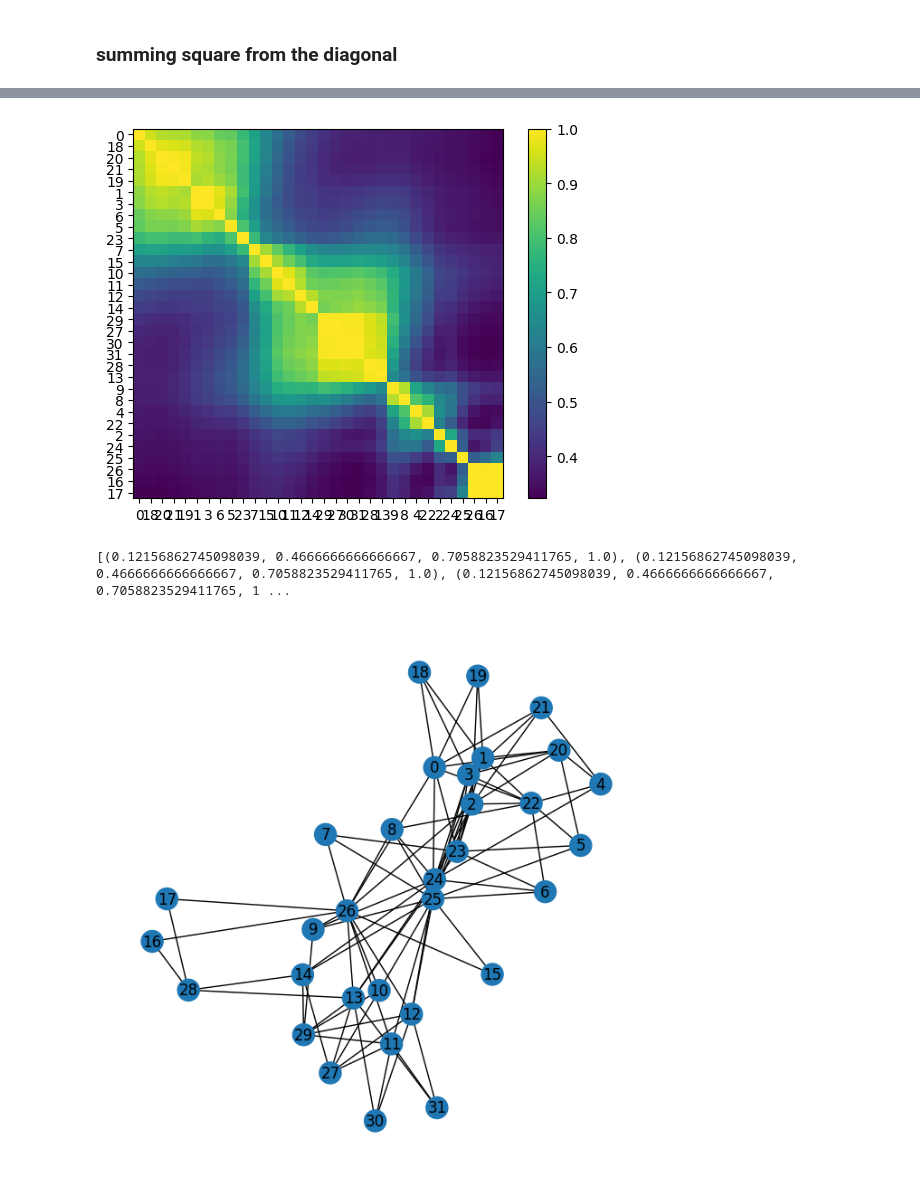
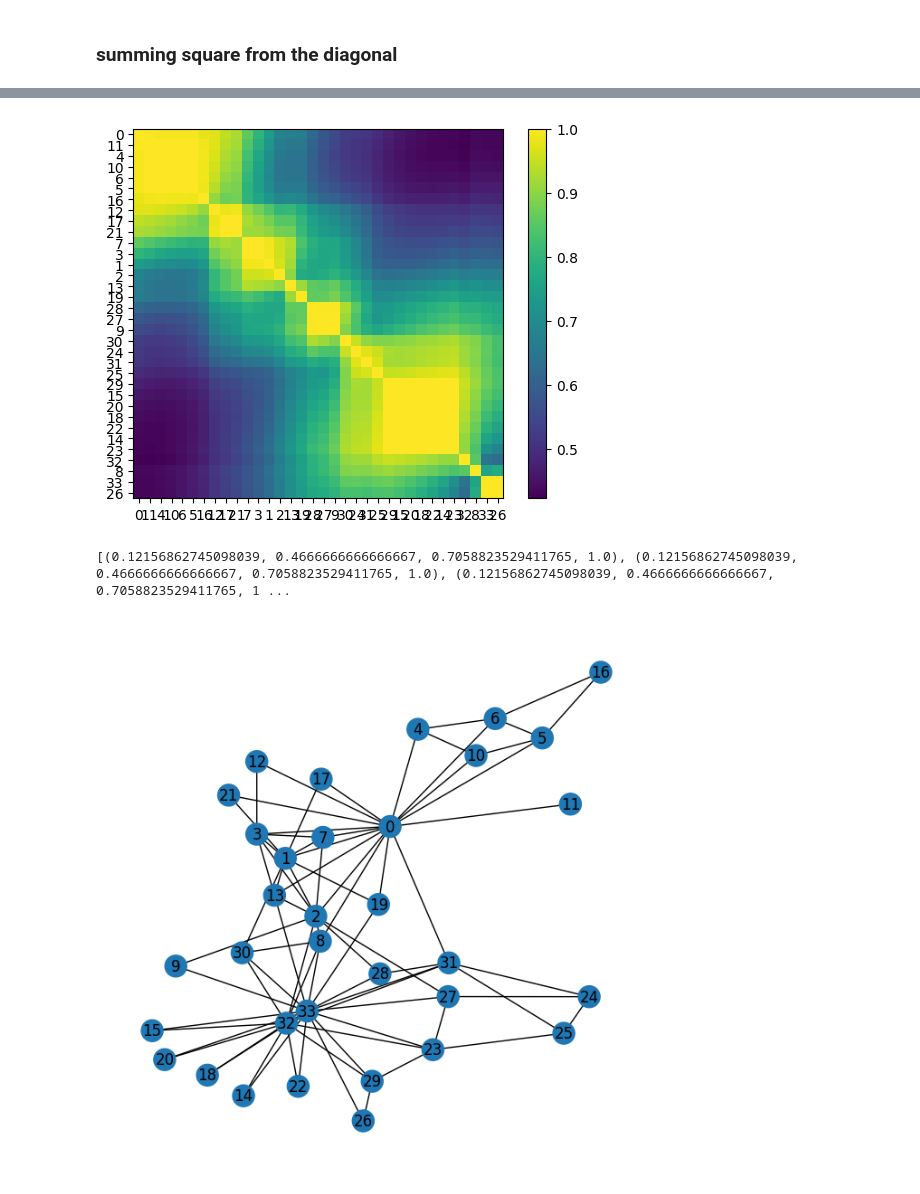
Before and after one commit to xiao278/svd_applications, a Jupyter notebook: community_detection_implementation.ipynb, the cells around one changed output, grey strips where cells are left out. Cells and saved outputs as stored; diff of their text form; code cells hidden in the pictures.

```diff
--- a/community_detection_implementation.ipynb
+++ b/community_detection_implementation.ipynb
@@ -77,8 +77,10 @@ def draw_graph(A:np.ndarray, group_labels=None, top_nodes=None):
 #     5: [4,0]
 # }
 
-AL = nx.to_dict_of_lists(nx.davis_southern_women_graph())
-top_nodes, bottom_nodes = bipartite.sets(nx.davis_southern_women_graph())
+# AL = nx.to_dict_of_lists(nx.davis_southern_women_graph())
+AL = nx.to_dict_of_lists(nx.karate_club_graph())
+
+# top_nodes, bottom_nodes = bipartite.sets(nx.davis_southern_women_graph())
 
 # Get the adjacency matrix as a NumPy array
 G = nx.from_dict_of_lists(AL)
@@ -127,5 +119,5 @@ print(cutoff)
 # %%
-k = 5
+k = 3
 U_k = U[:,0:k+1]
 S_k = S[0:k+1,0:k+1]
 V_k = V[:,0:k+1]
@@ -189,3 +181,37 @@ plt.show()
 # trying to algorithmically find the clusters
 # %% [markdown]
 ### summing square from the diagonal
+# %%
+def to_angles(cos_matrix:np.ndarray):
+    '''convert matrix of cosines to (matrix of radians) / pi'''
+    return (
+        np.pi - np.arccos(
+            np.clip(cos_matrix, a_min=-1, a_max=1)
+        )
+    ) / np.pi
+
+CM_ANGLES = to_angles(CM_REORDERED)
+
+CM_AM = mean_from_diag(CM_REORDERED) # arithmetic means
+
+CM_GM = np.exp(
+    mean_from_diag(
+        np.log(
+            CM_ANGLES
+        )
+    )
+) # geometric means
+
+CM_HM = np.divide(1, mean_from_diag(
+        np.divide(1, CM_ANGLES)
+    )
+) # harmonic means
+
+test_strength = calc_from_diag(CM_REORDERED, lambda mat: np.round(np.linalg.norm(mat, ord=2), decimals = 3) / mat.shape[0])
+test_bruh = calc_from_diag(CM_REORDERED, np.min)
+
+plt.imshow(test_bruh, cmap='viridis')
+plt.xticks(range(len(INDEX)), INDEX)
+plt.yticks(range(len(INDEX)), INDEX)
+plt.colorbar()
+plt.show()
@@ -192,13 +220,12 @@ plt.show()
 # %%
-CM_SUM = mean_from_diag(CM_REORDERED)
 
-plt.imshow(CM_SUM, cmap='viridis')
+plt.imshow(CM_AM, cmap='viridis')
 plt.xticks(range(len(INDEX)), INDEX)
 plt.yticks(range(len(INDEX)), INDEX)
 plt.colorbar()
 plt.show()
 # %% [output]
-[figure, old version]
+[figure, new version]
 # %%
 set_1 = [9,8,4,22]
 G_2 = nx.from_numpy_array(A)
@@ -208,7 +235,7 @@ labels = np.zeros((len(set_1) + len(set_2)))
 draw_graph(A, group_labels=labels)
 # %% [output]
 [(0.12156862745098039, 0.4666666666666667, 0.7058823529411765, 1.0), (0.12156862745098039, 0.4666666666666667, 0.7058823529411765, 1.0), (0.12156862745098039, 0.4666666666666667, 0.7058823529411765, 1 ...
-[figure, old version]
+[figure, new version]
 # %%
 CMU, CMS, CMVt = np.linalg.svd(CM_REORDERED)
 CMV = CMVt.T
```
Also changed, not shown: parts of 9 cells of this notebook, 1 other file.
